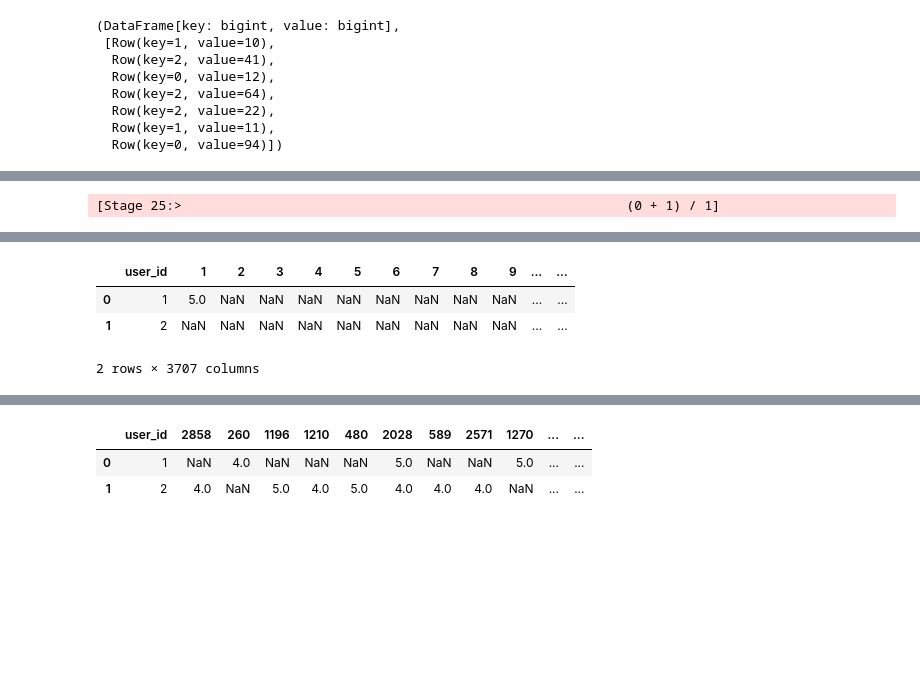
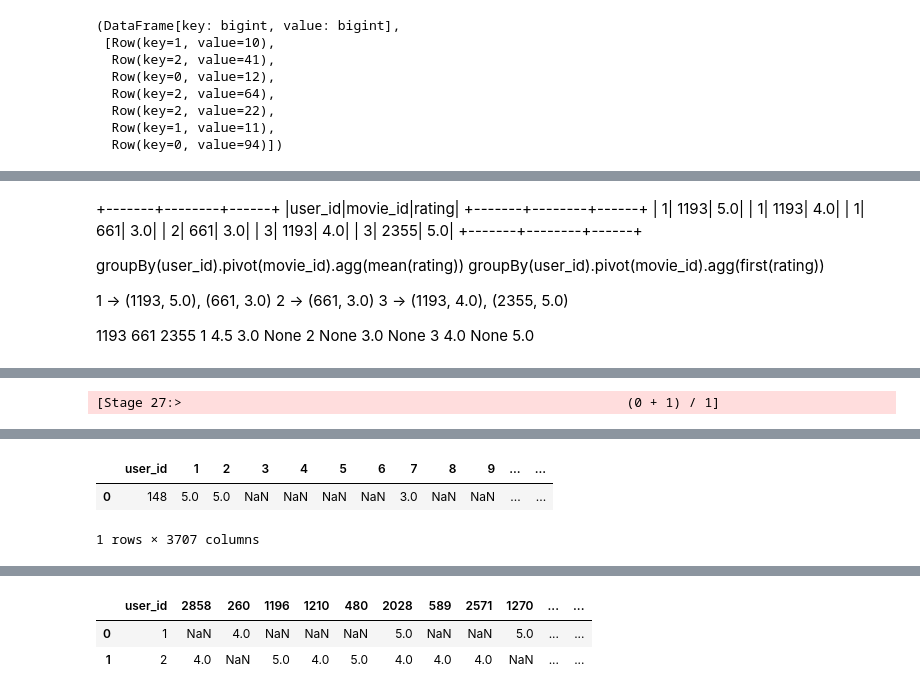
Before and after one commit to nakhodnov17/HSE_DPO_Spark, a Jupyter notebook: Seminars/Seminar 04/Spark Details.ipynb, the cells around one changed output, grey strips where cells are left out. Drawn from its saved outputs; the diff is of its cells as text; code cells hidden in the pictures; blank space fills up the shorter version.

```diff
--- a/Seminars/Seminar 04/Spark Details.ipynb
+++ b/Seminars/Seminar 04/Spark Details.ipynb
@@ -200,6 +240,29 @@ users_df = (
       .schema(schema)
       .load('./ml-1m/users.dat')
 )
+# %% [markdown]
++-------+--------+------+
+|user_id|movie_id|rating|
++-------+--------+------+
+|      1|    1193|   5.0|
+|      1|    1193|   4.0|
+|      1|     661|   3.0|
+|      2|     661|   3.0|
+|      3|    1193|   4.0|
+|      3|    2355|   5.0|
++-------+--------+------+
+
+groupBy(user_id).pivot(movie_id).agg(mean(rating))
+groupBy(user_id).pivot(movie_id).agg(first(rating))
+
+1 -> (1193, 5.0), (661, 3.0)
+2 -> (661, 3.0)
+3 -> (1193, 4.0), (2355, 5.0)
+
+   1193 661 2355
+1  4.5  3.0 None
+2  None 3.0 None
+3  4.0 None 5.0
 # %%
 ratings_df.show()
 # %% [output]
@@ -221,6 +284,11 @@ ratings_df.show()
 +-------+--------+------+---------+
 only showing top 20 rows
 # %%
-pivot_df = ratings_df.groupBy(ratings_df.user_id).pivot('movie_id').agg(F.first(ratings_df.rating))
-pivot_df.where(pivot_df.user_id < 3).toPandas()
+pivot_df = (
+    ratings_df
+        .groupBy(ratings_df.user_id)
+        .pivot('movie_id')
+        .agg(F.first(ratings_df.rating))
+)
+pivot_df.where(pivot_df.user_id == 148).toPandas()
 # %% [output]
@@ -228 +296 @@ pivot_df.where(pivot_df.user_id < 3).toPandas()
-[Stage 25:>                                                         (0 + 1) / 1]
+[Stage 27:>                                                         (0 + 1) / 1]
@@ -230,7 +298,6 @@ pivot_df.where(pivot_df.user_id < 3).toPandas()
 |  | user_id | 1 | 2 | 3 | 4 | 5 | 6 | 7 | 8 | 9 | ... | ... |
-| 0 | 1 | 5.0 | NaN | NaN | NaN | NaN | NaN | NaN | NaN | NaN | ... | ... |
-| 1 | 2 | NaN | NaN | NaN | NaN | NaN | NaN | NaN | NaN | NaN | ... | ... |
+| 0 | 148 | 5.0 | 5.0 | NaN | NaN | NaN | NaN | 3.0 | NaN | NaN | ... | ... |
-2 rows × 3707 columns
+1 rows × 3707 columns
 # %%
 top_movies_df = ratings_df.groupBy(ratings_df.movie_id).agg(
     F.count(ratings_df.rating).alias('rates'),
```
Also changed, not shown: parts of 38 cells of this notebook, 2 other files.
